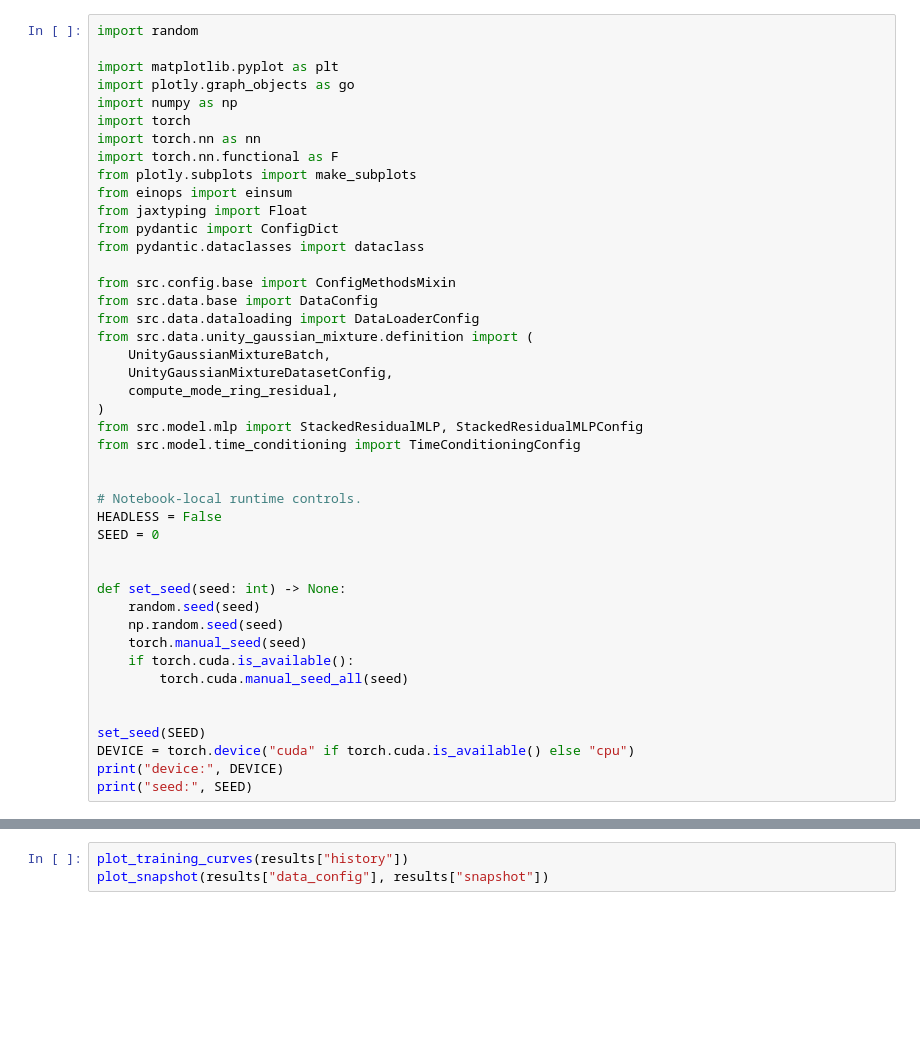
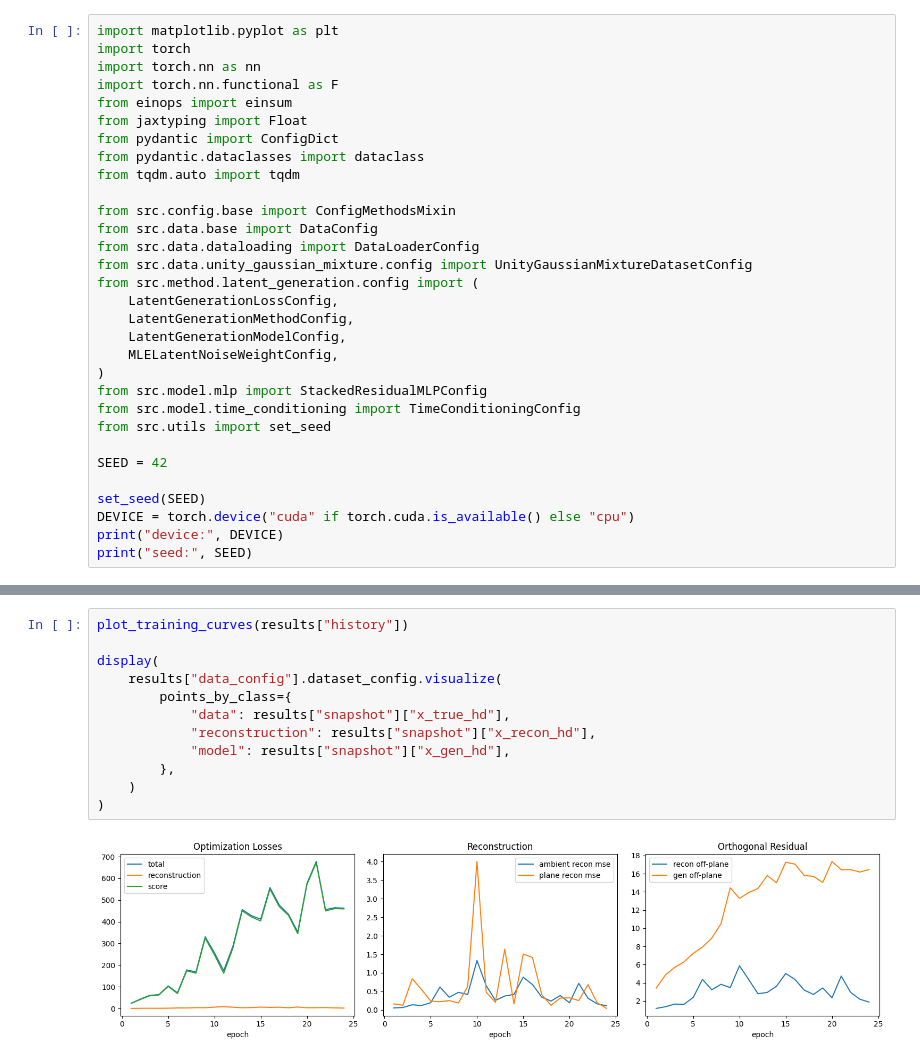
Before and after one commit to nlyu1/chart-transport-generation, a Jupyter notebook: experiment.ipynb, the cells around one changed output, grey strips where cells are left out. Drawn from its saved outputs; the diff is of its cells as text; blank space fills up the shorter version.

```diff
--- a/experiment.ipynb
+++ b/experiment.ipynb
@@ -3,42 +1,29 @@
 # %%
-import random
-
 import matplotlib.pyplot as plt
-import plotly.graph_objects as go
-import numpy as np
 import torch
 import torch.nn as nn
 import torch.nn.functional as F
-from plotly.subplots import make_subplots
 from einops import einsum
 from jaxtyping import Float
 from pydantic import ConfigDict
 from pydantic.dataclasses import dataclass
+from tqdm.auto import tqdm
 
 from src.config.base import ConfigMethodsMixin
 from src.data.base import DataConfig
 from src.data.dataloading import DataLoaderConfig
-from src.data.unity_gaussian_mixture.definition import (
-    UnityGaussianMixtureBatch,
-    UnityGaussianMixtureDatasetConfig,
-    compute_mode_ring_residual,
+from src.data.unity_gaussian_mixture.config import UnityGaussianMixtureDatasetConfig
+from src.method.latent_generation.config import (
+    LatentGenerationLossConfig,
+    LatentGenerationMethodConfig,
+    LatentGenerationModelConfig,
+    MLELatentNoiseWeightConfig,
 )
-from src.model.mlp import StackedResidualMLP, StackedResidualMLPConfig
+from src.model.mlp import StackedResidualMLPConfig
 from src.model.time_conditioning import TimeConditioningConfig
+from src.utils import set_seed
 
-
-# Notebook-local runtime controls.
-HEADLESS = False
-SEED = 0
-
-
-def set_seed(seed: int) -> None:
-    random.seed(seed)
-    np.random.seed(seed)
-    torch.manual_seed(seed)
-    if torch.cuda.is_available():
-        torch.cuda.manual_seed_all(seed)
-
+SEED = 42
 
 set_seed(SEED)
 DEVICE = torch.device("cuda" if torch.cuda.is_available() else "cpu")
@@ -682,3 +383,14 @@ step=0400 enc=3.8766 dec=4.4345 recon=0.0516 plane=0.1943 gen_off=10.7758
 # %%
 plot_training_curves(results["history"])
-plot_snapshot(results["data_config"], results["snapshot"])
+
+display(
+    results["data_config"].dataset_config.visualize(
+        points_by_class={
+            "data": results["snapshot"]["x_true_hd"],
+            "reconstruction": results["snapshot"]["x_recon_hd"],
+            "model": results["snapshot"]["x_gen_hd"],
+        },
+    )
+)
+# %% [output]
+[figure, added]
```
Also changed, not shown: parts of 8 cells of this notebook, 12 other files.
